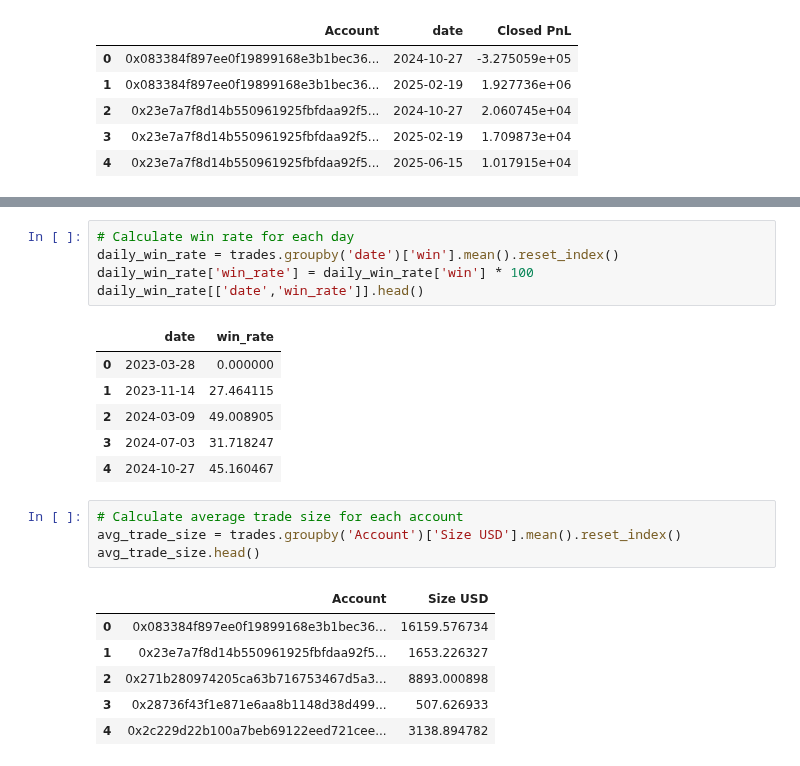
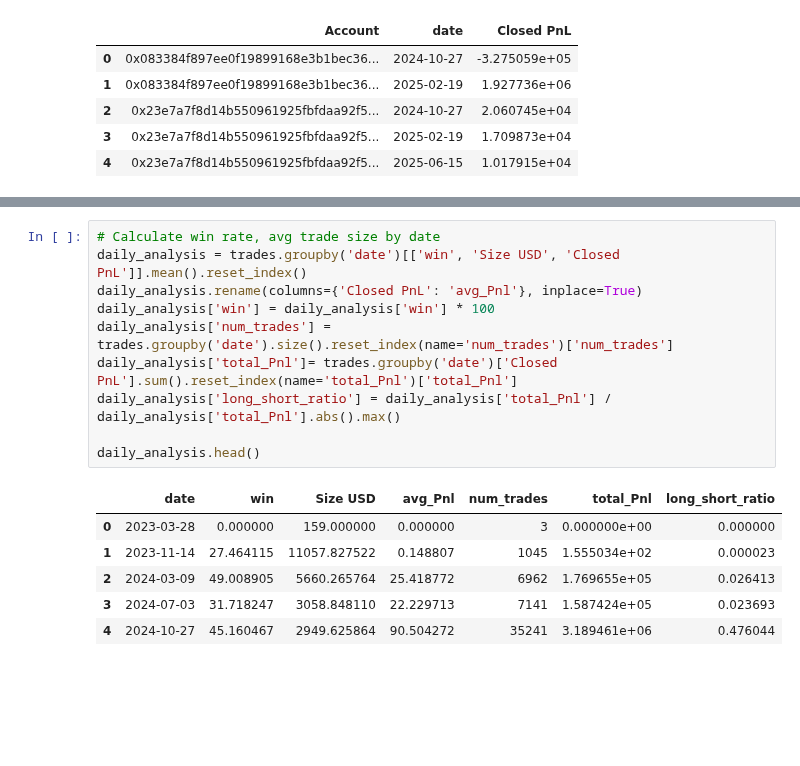
Before and after one commit to aimansana/Trader-Performance-vs-Market-Sentiment, a Jupyter notebook: test.ipynb, the cells around one changed output, grey strips where cells are left out. Saved outputs shown, nothing was run; the diff lists cells and outputs as text; blank space fills up the shorter version.

```diff
--- a/test.ipynb
+++ b/test.ipynb
@@ -131,23 +153,17 @@ win_rate[['Account','win_rate']].head()
 # %%
-# Calculate win rate for each day
-daily_win_rate = trades.groupby('date')['win'].mean().reset_index()
-daily_win_rate['win_rate'] = daily_win_rate['win'] * 100
-daily_win_rate[['date','win_rate']].head()
+# Calculate win rate, avg trade size by date
+daily_analysis = trades.groupby('date')[['win', 'Size USD', 'Closed PnL']].mean().reset_index()
+daily_analysis.rename(columns={'Closed PnL': 'avg_Pnl'}, inplace=True)
+daily_analysis['win'] = daily_analysis['win'] * 100
+daily_analysis['num_trades'] = trades.groupby('date').size().reset_index(name='num_trades')['num_trades']
+daily_analysis['total_Pnl']= trades.groupby('date')['Closed PnL'].sum().reset_index(name='total_Pnl')['total_Pnl']
+daily_analysis['long_short_ratio'] = daily_analysis['total_Pnl'] / daily_analysis['total_Pnl'].abs().max()
+
+daily_analysis.head()
 # %% [output]
-|  | date | win_rate |
-| 0 | 2023-03-28 | 0.000000 |
-| 1 | 2023-11-14 | 27.464115 |
-| 2 | 2024-03-09 | 49.008905 |
-| 3 | 2024-07-03 | 31.718247 |
-| 4 | 2024-10-27 | 45.160467 |
+|  | date | win | Size USD | avg_Pnl | num_trades | total_Pnl | long_short_ratio |
+| 0 | 2023-03-28 | 0.000000 | 159.000000 | 0.000000 | 3 | 0.000000e+00 | 0.000000 |
+| 1 | 2023-11-14 | 27.464115 | 11057.827522 | 0.148807 | 1045 | 1.555034e+02 | 0.000023 |
+| 2 | 2024-03-09 | 49.008905 | 5660.265764 | 25.418772 | 6962 | 1.769655e+05 | 0.026413 |
+| 3 | 2024-07-03 | 31.718247 | 3058.848110 | 22.229713 | 7141 | 1.587424e+05 | 0.023693 |
+| 4 | 2024-10-27 | 45.160467 | 2949.625864 | 90.504272 | 35241 | 3.189461e+06 | 0.476044 |
-# %%
-# Calculate average trade size for each account
-avg_trade_size = trades.groupby('Account')['Size USD'].mean().reset_index()
-avg_trade_size.head()
-# %% [output]
-|  | Account | Size USD |
-| 0 | 0x083384f897ee0f19899168e3b1bec36... | 16159.576734 |
-| 1 | 0x23e7a7f8d14b550961925fbfdaa92f5... | 1653.226327 |
-| 2 | 0x271b280974205ca63b716753467d5a3... | 8893.000898 |
-| 3 | 0x28736f43f1e871e6aa8b1148d38d499... | 507.626933 |
-| 4 | 0x2c229d22b100a7beb69122eed721cee... | 3138.894782 |
```
Also changed, not shown: parts of 10 cells of this notebook.
